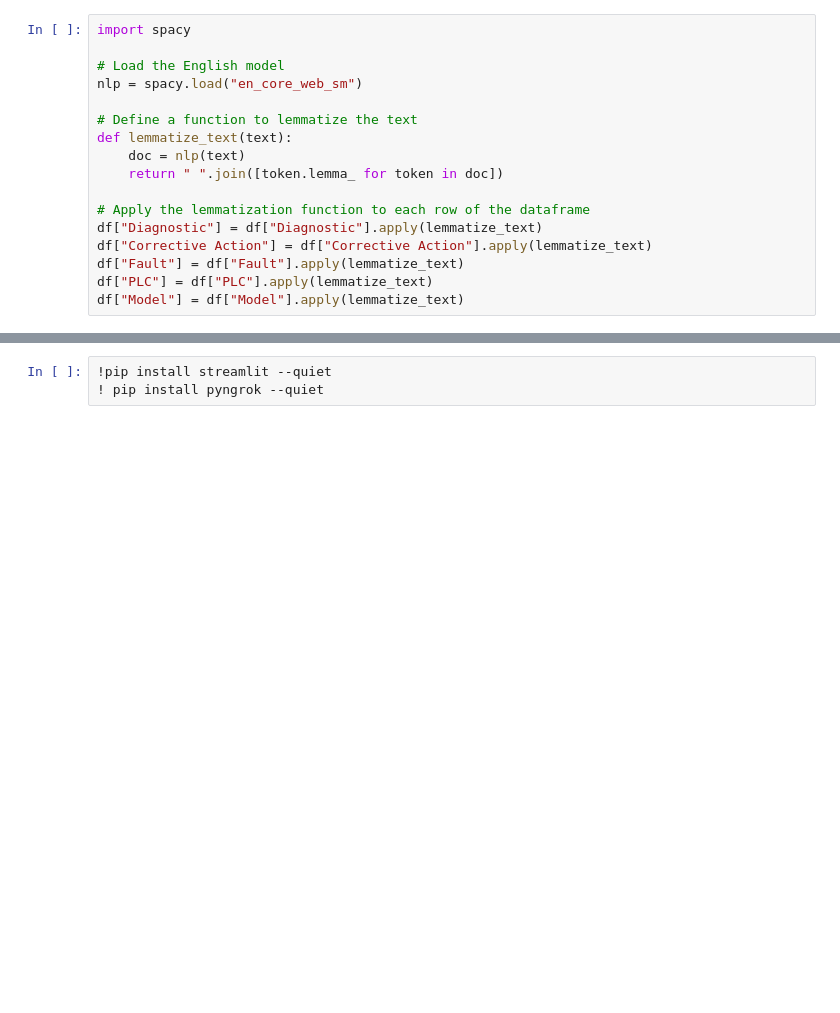
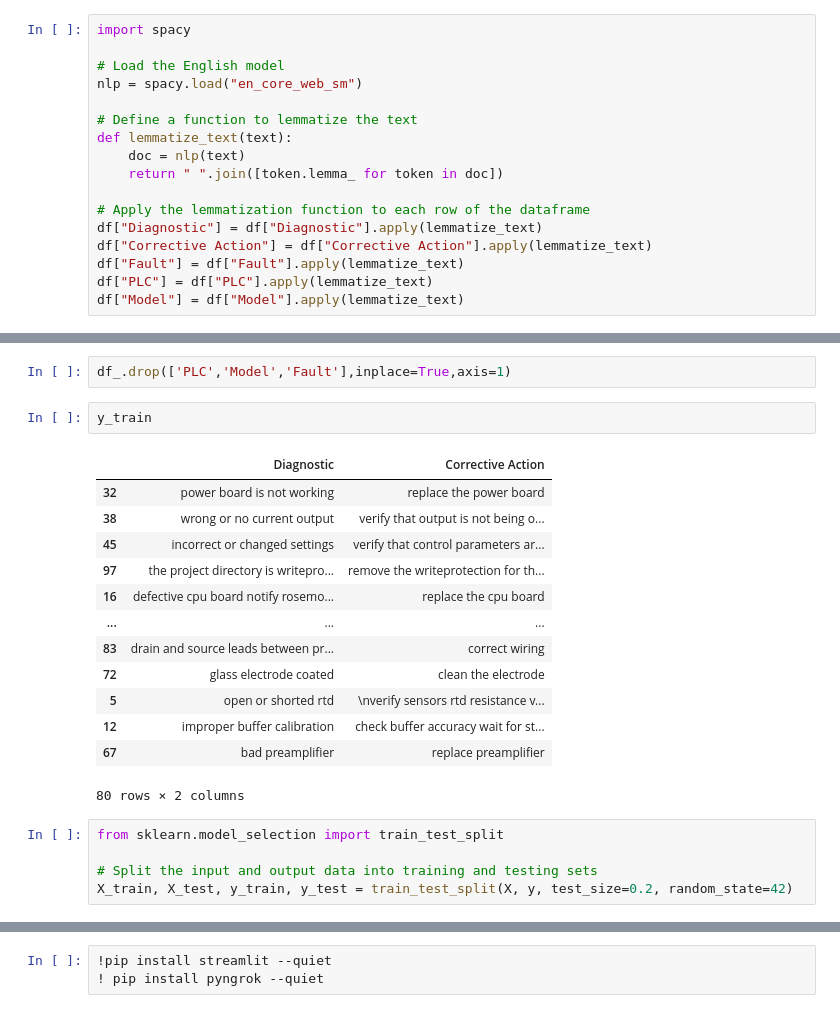
Before and after one commit to KevKibe/PLC-Device-Diagnostic-and-Corrective-Action-Prediction, a Jupyter notebook: PLC_Fault_Prediction.ipynb, the cells around one changed output, grey strips where cells are left out. Saved outputs shown, nothing was run; the diff lists cells and outputs as text; blank space fills up the shorter version.

```diff
--- a/PLC_Fault_Prediction.ipynb
+++ b/PLC_Fault_Prediction.ipynb
@@ -118,0 +172,23 @@ ValueError: ignored
+# %%
+df_.drop(['PLC','Model','Fault'],inplace=True,axis=1)
+# %%
+y_train
+# %% [output]
+|  | Diagnostic | Corrective Action |
+| 32 | power board is not working | replace the power board |
+| 38 | wrong or no current output | verify that output is not being o... |
+| 45 | incorrect or changed settings | verify that control parameters ar... |
+| 97 | the project directory is writepro... | remove the writeprotection for th... |
+| 16 | defective cpu board notify rosemo... | replace the cpu board |
+| ... | ... | ... |
+| 83 | drain and source leads between pr... | correct wiring |
+| 72 | glass electrode coated | clean the electrode |
+| 5 | open or shorted rtd | \nverify sensors rtd resistance v... |
+| 12 | improper buffer calibration | check buffer accuracy wait for st... |
+| 67 | bad preamplifier | replace preamplifier |
+80 rows × 2 columns
+# %%
+from sklearn.model_selection import train_test_split
+
+# Split the input and output data into training and testing sets
+X_train, X_test, y_train, y_test = train_test_split(X, y, test_size=0.2, random_state=42)
```
Also changed, not shown: parts of 10 cells of this notebook.
